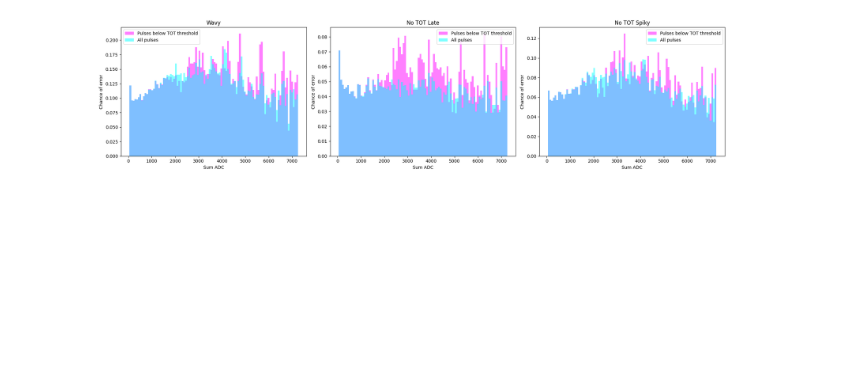
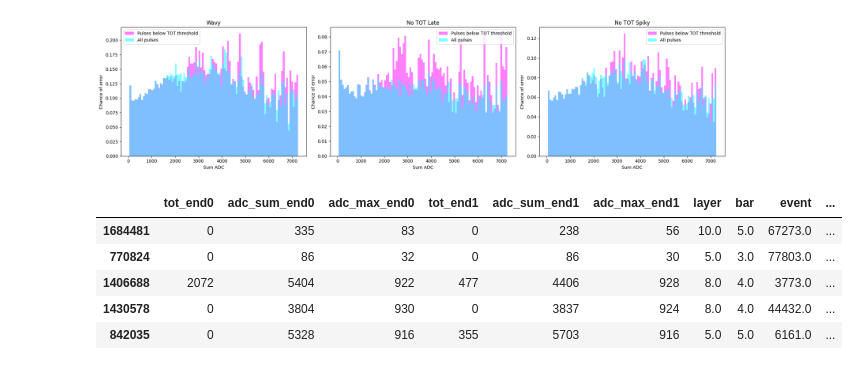
Before and after one commit to gajdangreta/hcalTestBeam, a Jupyter notebook: hcalEnv/notebooks/pulse_analysis.ipynb, the cells around one changed output. Cells and saved outputs as stored; diff of their text form; code cells hidden in the pictures; blank space fills up the shorter version.

```diff
--- a/hcalEnv/notebooks/pulse_analysis.ipynb
+++ b/hcalEnv/notebooks/pulse_analysis.ipynb
@@ -111,3 +111,12 @@ plt.tight_layout()
 plt.show()
 # %% [output]
 [figure]
+# %%
+big_df.sample(5)
+# %% [output]
+|  | tot_end0 | adc_sum_end0 | adc_max_end0 | tot_end1 | adc_sum_end1 | adc_max_end1 | layer | bar | event | ... |
+| 1684481 | 0 | 335 | 83 | 0 | 238 | 56 | 10.0 | 5.0 | 67273.0 | ... |
+| 770824 | 0 | 86 | 32 | 0 | 86 | 30 | 5.0 | 3.0 | 77803.0 | ... |
+| 1406688 | 2072 | 5404 | 922 | 477 | 4406 | 928 | 8.0 | 4.0 | 3773.0 | ... |
+| 1430578 | 0 | 3804 | 930 | 0 | 3837 | 924 | 8.0 | 4.0 | 44432.0 | ... |
+| 842035 | 0 | 5328 | 916 | 355 | 5703 | 916 | 5.0 | 5.0 | 6161.0 | ... |
```
Also changed, not shown: parts of 4 cells of this notebook.
